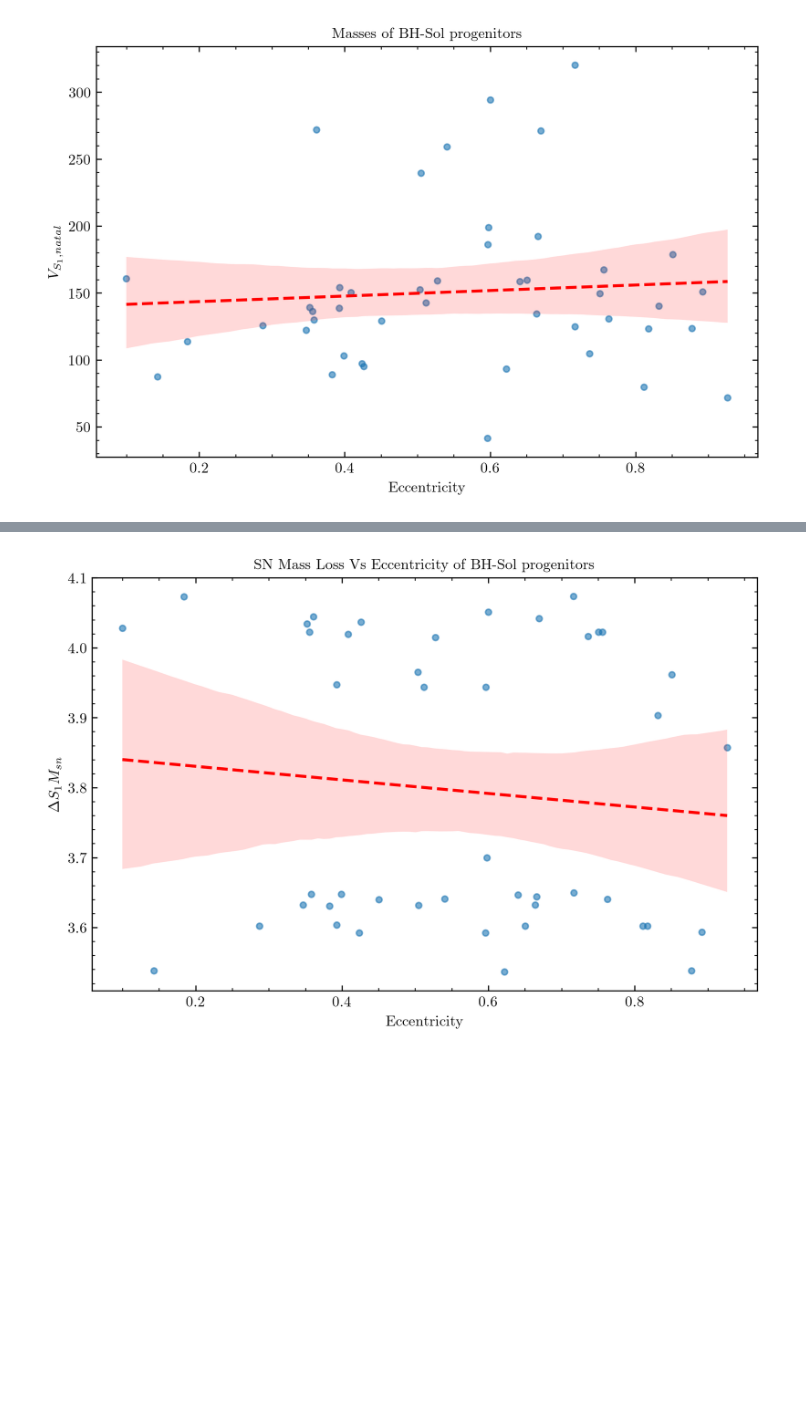
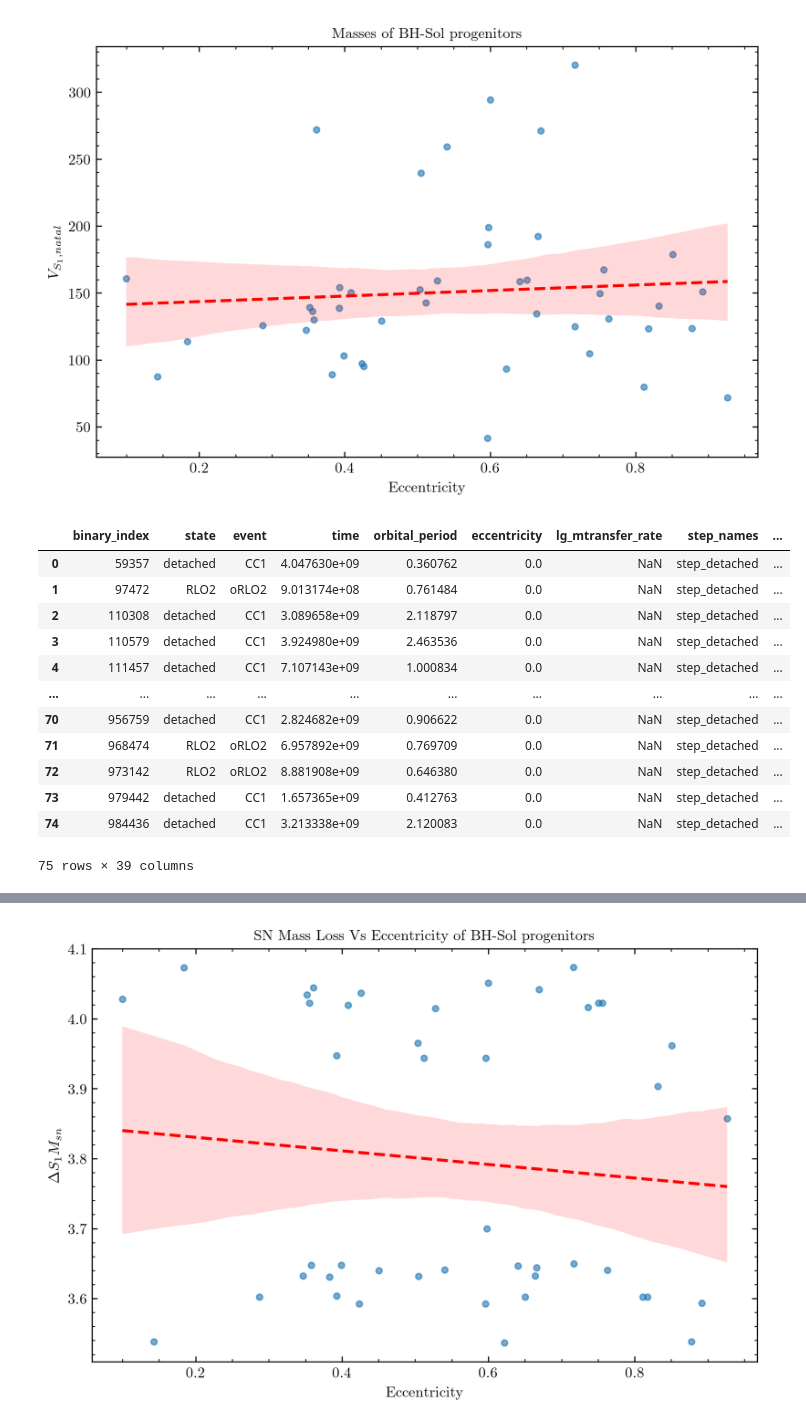
Before and after one commit to PiersonLip/solarBHs, a Jupyter notebook: Notebooks/BHSolGraphin.ipynb, the cells around one changed output, grey strips where cells are left out. Cells and saved outputs as stored; diff of their text form; code cells hidden in the pictures; blank space fills up the shorter version.

```diff
--- a/Notebooks/BHSolGraphin.ipynb
+++ b/Notebooks/BHSolGraphin.ipynb
@@ -432,3 +475,19 @@ xVsY(df = pOneline, xvar= 'S1_mass_i', yvar='S2_mass_i', title='Initial Masses o
 xVsY(xvar= bhSolRows['eccentricity'], yvar=pOneline['S1_natal_kick_velocity'], title='Masses of BH-Sol progenitors', xLabel='Eccentricity', yLabel=r'$ V_{S_1, natal}$', fit=True, saveFig=True, savePath=graphSave)
 # %% [output]
 [figure]
+# %%
+bhSolRows_Prev_02Z
+# %% [output]
+|  | binary_index | state | event | time | orbital_period | eccentricity | lg_mtransfer_rate | step_names | ... |
+| 0 | 59357 | detached | CC1 | 4.047630e+09 | 0.360762 | 0.0 | NaN | step_detached | ... |
+| 1 | 97472 | RLO2 | oRLO2 | 9.013174e+08 | 0.761484 | 0.0 | NaN | step_detached | ... |
+| 2 | 110308 | detached | CC1 | 3.089658e+09 | 2.118797 | 0.0 | NaN | step_detached | ... |
+| 3 | 110579 | detached | CC1 | 3.924980e+09 | 2.463536 | 0.0 | NaN | step_detached | ... |
+| 4 | 111457 | detached | CC1 | 7.107143e+09 | 1.000834 | 0.0 | NaN | step_detached | ... |
+| ... | ... | ... | ... | ... | ... | ... | ... | ... | ... |
+| 70 | 956759 | detached | CC1 | 2.824682e+09 | 0.906622 | 0.0 | NaN | step_detached | ... |
+| 71 | 968474 | RLO2 | oRLO2 | 6.957892e+09 | 0.769709 | 0.0 | NaN | step_detached | ... |
+| 72 | 973142 | RLO2 | oRLO2 | 8.881908e+09 | 0.646380 | 0.0 | NaN | step_detached | ... |
+| 73 | 979442 | detached | CC1 | 1.657365e+09 | 0.412763 | 0.0 | NaN | step_detached | ... |
+| 74 | 984436 | detached | CC1 | 3.213338e+09 | 2.120083 | 0.0 | NaN | step_detached | ... |
+75 rows × 39 columns
```
Also changed, not shown: parts of 4 cells of this notebook, 6 other files.
